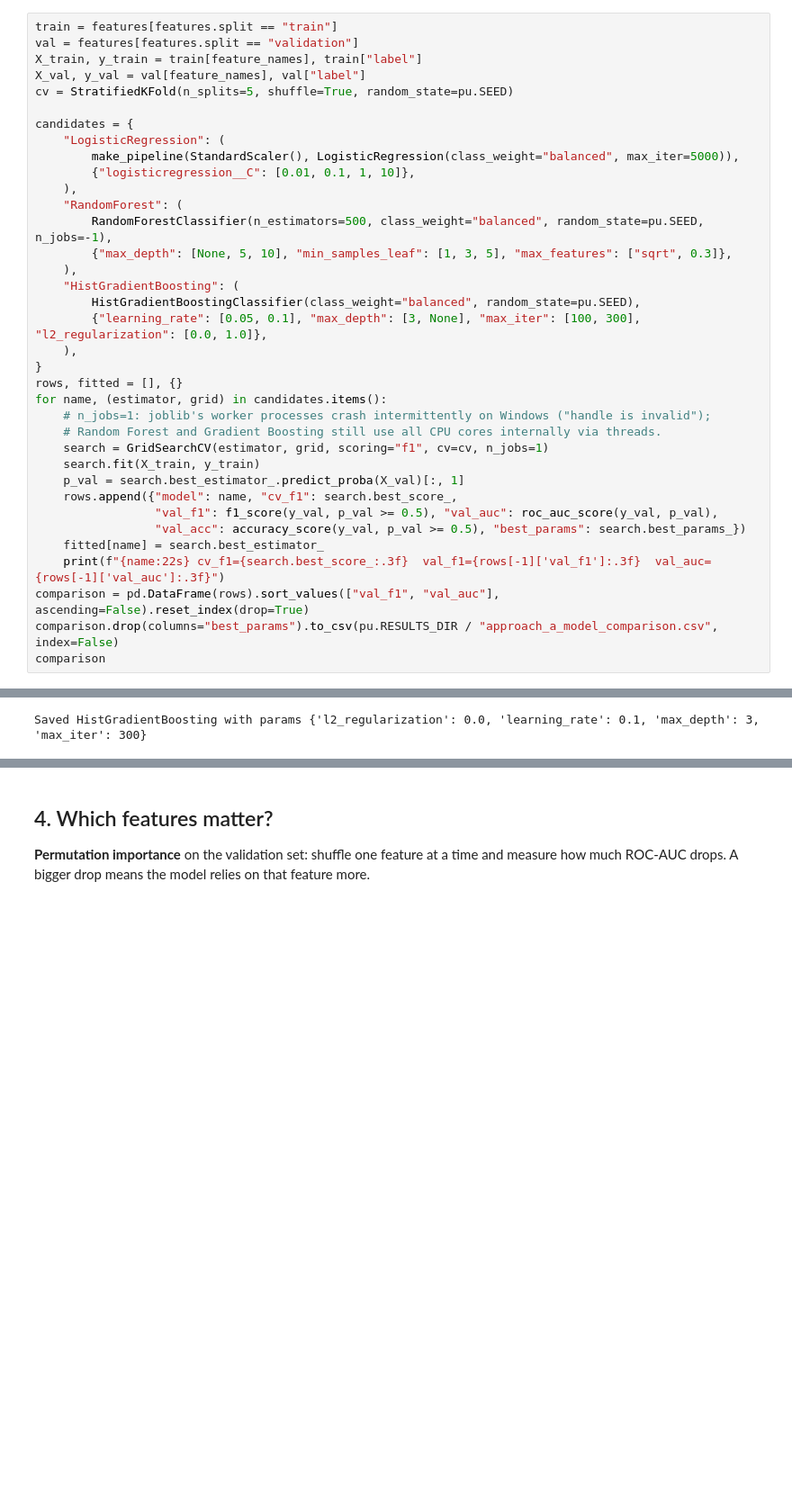
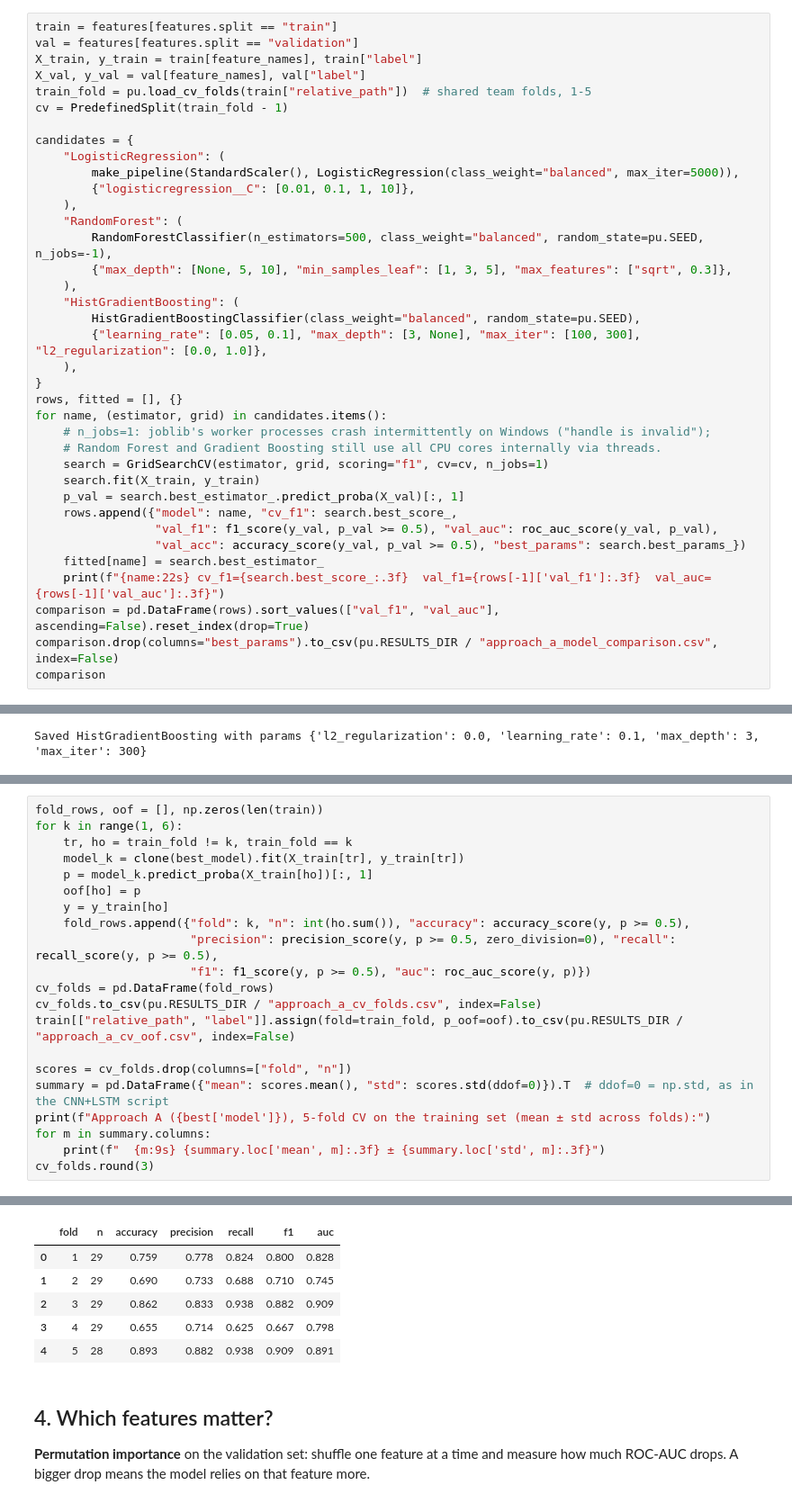
Before and after one commit to rnny123/Data_mining_project, a Jupyter notebook: pose_model/02_features_ml.ipynb, the cells around one changed output, grey strips where cells are left out. Shown at 90% size. Drawn from its saved outputs; the diff is of its cells as text; blank space fills up the shorter version.

Commit message:
added fusion model and did cross validation

```diff
--- a/pose_model/02_features_ml.ipynb
+++ b/pose_model/02_features_ml.ipynb
@@ -81,7 +82,8 @@ train = features[features.split == "train"]
 val = features[features.split == "validation"]
 X_train, y_train = train[feature_names], train["label"]
 X_val, y_val = val[feature_names], val["label"]
-cv = StratifiedKFold(n_splits=5, shuffle=True, random_state=pu.SEED)
+train_fold = pu.load_cv_folds(train["relative_path"])  # shared team folds, 1-5
+cv = PredefinedSplit(train_fold - 1)
 
 candidates = {
     "LogisticRegression": (
@@ -145,0 +154,22 @@ Saved HistGradientBoosting with params {'l2_regularization': 0.0, 'learning_rate
+# %%
+fold_rows, oof = [], np.zeros(len(train))
+for k in range(1, 6):
+    tr, ho = train_fold != k, train_fold == k
+    model_k = clone(best_model).fit(X_train[tr], y_train[tr])
+    p = model_k.predict_proba(X_train[ho])[:, 1]
+    oof[ho] = p
+    y = y_train[ho]
+    fold_rows.append({"fold": k, "n": int(ho.sum()), "accuracy": accuracy_score(y, p >= 0.5),
+                      "precision": precision_score(y, p >= 0.5, zero_division=0), "recall": recall_score(y, p >= 0.5),
+                      "f1": f1_score(y, p >= 0.5), "auc": roc_auc_score(y, p)})
+cv_folds = pd.DataFrame(fold_rows)
+cv_folds.to_csv(pu.RESULTS_DIR / "approach_a_cv_folds.csv", index=False)
+train[["relative_path", "label"]].assign(fold=train_fold, p_oof=oof).to_csv(pu.RESULTS_DIR / "approach_a_cv_oof.csv", index=False)
+
+scores = cv_folds.drop(columns=["fold", "n"])
+summary = pd.DataFrame({"mean": scores.mean(), "std": scores.std(ddof=0)}).T  # ddof=0 = np.std, as in the CNN+LSTM script
+print(f"Approach A ({best['model']}), 5-fold CV on the training set (mean ± std across folds):")
+for m in summary.columns:
+    print(f"  {m:9s} {summary.loc['mean', m]:.3f} ± {summary.loc['std', m]:.3f}")
+cv_folds.round(3)
+# %% [output]
@@ -146,3 +182,9 @@ Saved HistGradientBoosting with params {'l2_regularization': 0.0, 'learning_rate
+|  | fold | n | accuracy | precision | recall | f1 | auc |
+| 0 | 1 | 29 | 0.759 | 0.778 | 0.824 | 0.800 | 0.828 |
+| 1 | 2 | 29 | 0.690 | 0.733 | 0.688 | 0.710 | 0.745 |
+| 2 | 3 | 29 | 0.862 | 0.833 | 0.938 | 0.882 | 0.909 |
+| 3 | 4 | 29 | 0.655 | 0.714 | 0.625 | 0.667 | 0.798 |
+| 4 | 5 | 28 | 0.893 | 0.882 | 0.938 | 0.909 | 0.891 |
 # %% [markdown]
 ## 4. Which features matter?
 
```
Also changed, not shown: parts of 5 cells of this notebook, 20 other files.
